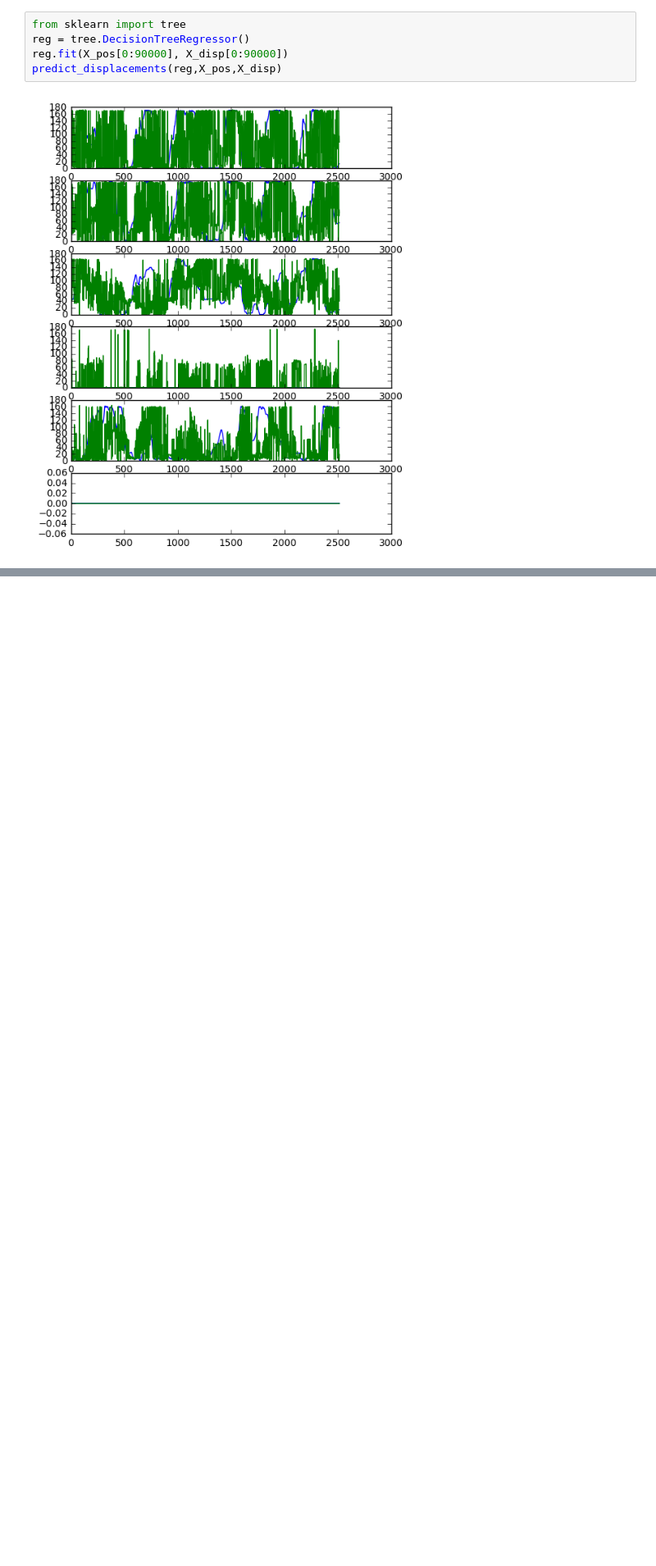
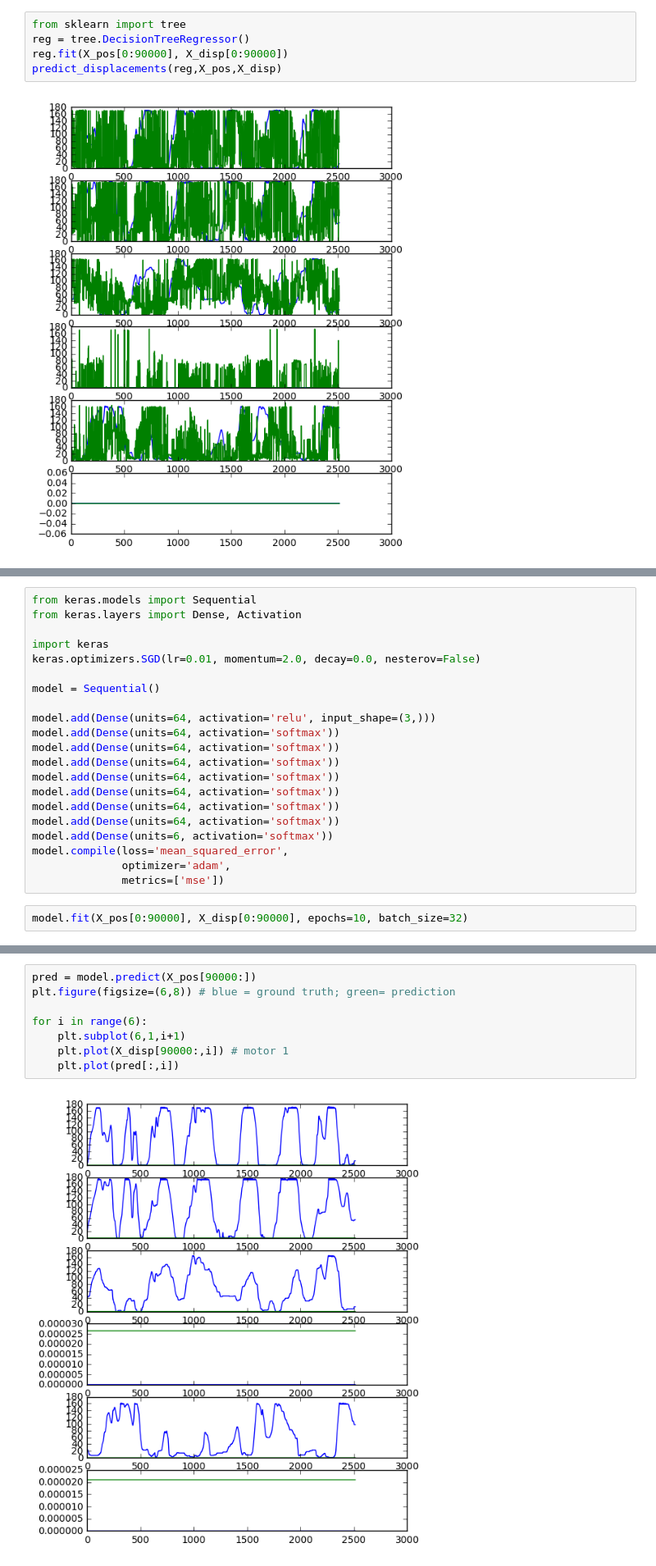
Before and after one commit to stes/sys, a Jupyter notebook: code/motor_displacements.ipynb, the cells around one changed output, grey strips where cells are left out. Shown at 82% size. Cells and saved outputs as stored; diff of their text form; blank space fills up the shorter version.

```diff
--- a/code/displacements.ipynb
+++ b/code/motor_displacements.ipynb
@@ -86,0 +91,23 @@ predict_displacements(reg,X_pos,X_disp)
+# %%
+from keras.models import Sequential
+from keras.layers import Dense, Activation
+
+import keras
+keras.optimizers.SGD(lr=0.01, momentum=2.0, decay=0.0, nesterov=False)
+
+model = Sequential()
+
+model.add(Dense(units=64, activation='relu', input_shape=(3,)))
+model.add(Dense(units=64, activation='softmax'))
+model.add(Dense(units=64, activation='softmax'))
+model.add(Dense(units=64, activation='softmax'))
+model.add(Dense(units=64, activation='softmax'))
+model.add(Dense(units=64, activation='softmax'))
+model.add(Dense(units=64, activation='softmax'))
+model.add(Dense(units=64, activation='softmax'))
+model.add(Dense(units=6, activation='softmax'))
+model.compile(loss='mean_squared_error',
+              optimizer='adam',
+              metrics=['mse'])
+# %%
+model.fit(X_pos[0:90000], X_disp[0:90000], epochs=10, batch_size=32)
@@ -86,0 +140,10 @@ predict_displacements(reg,X_pos,X_disp)
+# %%
+pred = model.predict(X_pos[90000:])
+plt.figure(figsize=(6,8)) # blue = ground truth; green= prediction
+
+for i in range(6):
+    plt.subplot(6,1,i+1)
+    plt.plot(X_disp[90000:,i]) # motor 1
+    plt.plot(pred[:,i])
+# %% [output]
+[figure, added]
```
Also changed, not shown: parts of 6 cells of this notebook, 2 other files.
